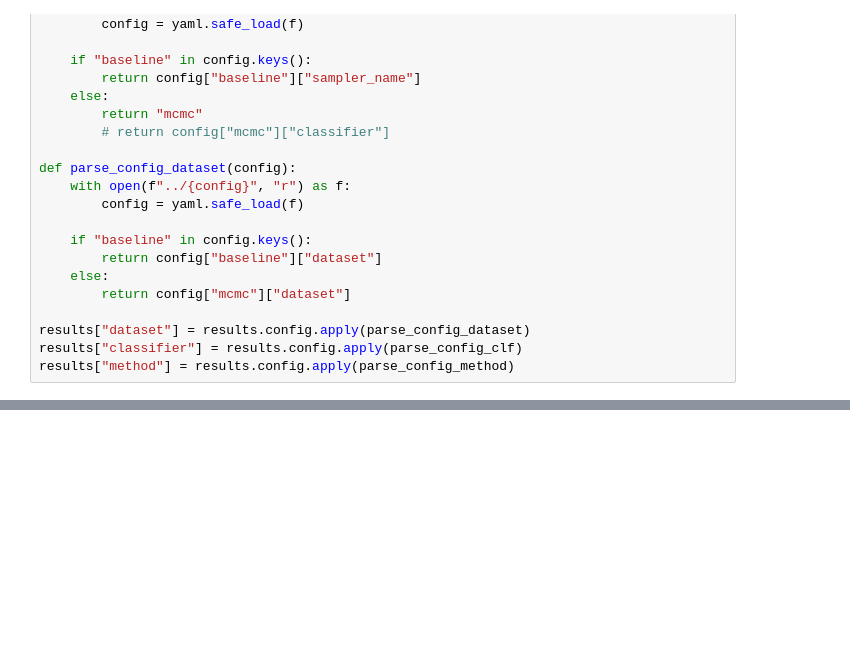
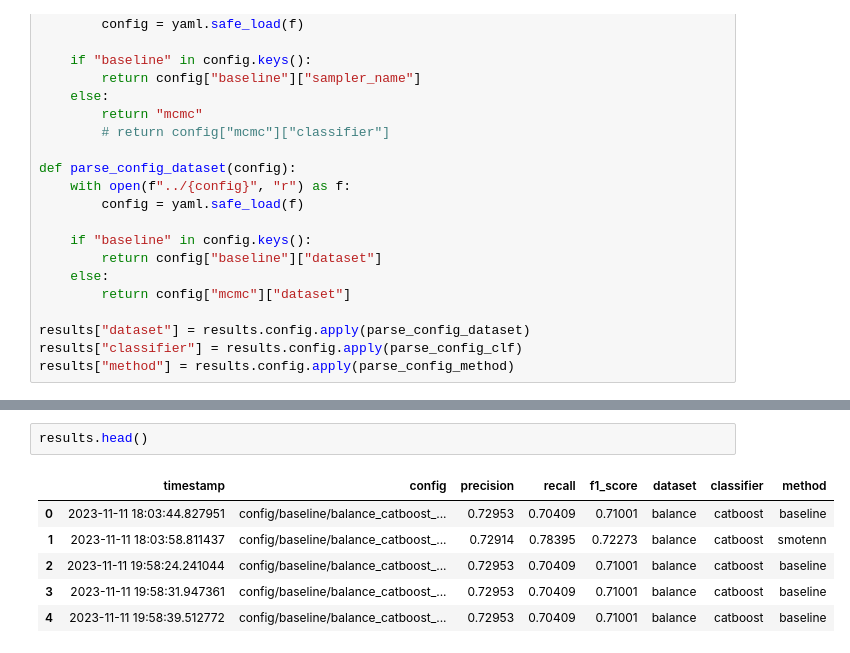
Before and after one commit to Young1906/cvae_imb, a Jupyter notebook: notebooks/result-20231105.ipynb, the cells around one changed output, grey strips where cells are left out. Drawn from its saved outputs; the diff is of its cells as text; blank space fills up the shorter version.

```diff
--- a/notebooks/result-20231105.ipynb
+++ b/notebooks/result-20231105.ipynb
@@ -145,0 +146,9 @@ for ds in results.dataset.unique():
+# %%
+results.head()
+# %% [output]
+|  | timestamp | config | precision | recall | f1_score | dataset | classifier | method |
+| 0 | 2023-11-11 18:03:44.827951 | config/baseline/balance_catboost_... | 0.72953 | 0.70409 | 0.71001 | balance | catboost | baseline |
+| 1 | 2023-11-11 18:03:58.811437 | config/baseline/balance_catboost_... | 0.72914 | 0.78395 | 0.72273 | balance | catboost | smotenn |
+| 2 | 2023-11-11 19:58:24.241044 | config/baseline/balance_catboost_... | 0.72953 | 0.70409 | 0.71001 | balance | catboost | baseline |
+| 3 | 2023-11-11 19:58:31.947361 | config/baseline/balance_catboost_... | 0.72953 | 0.70409 | 0.71001 | balance | catboost | baseline |
+| 4 | 2023-11-11 19:58:39.512772 | config/baseline/balance_catboost_... | 0.72953 | 0.70409 | 0.71001 | balance | catboost | baseline |
```
Also changed, not shown: parts of 5 cells of this notebook, 7 other files.
